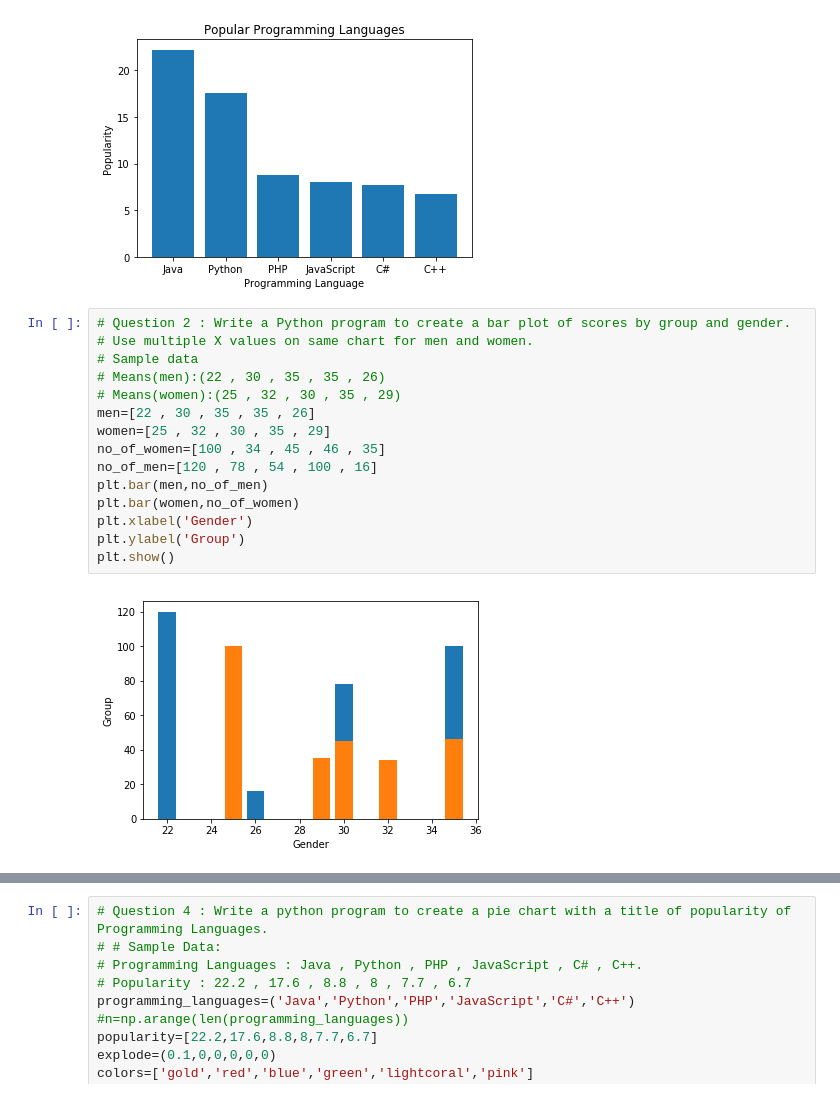
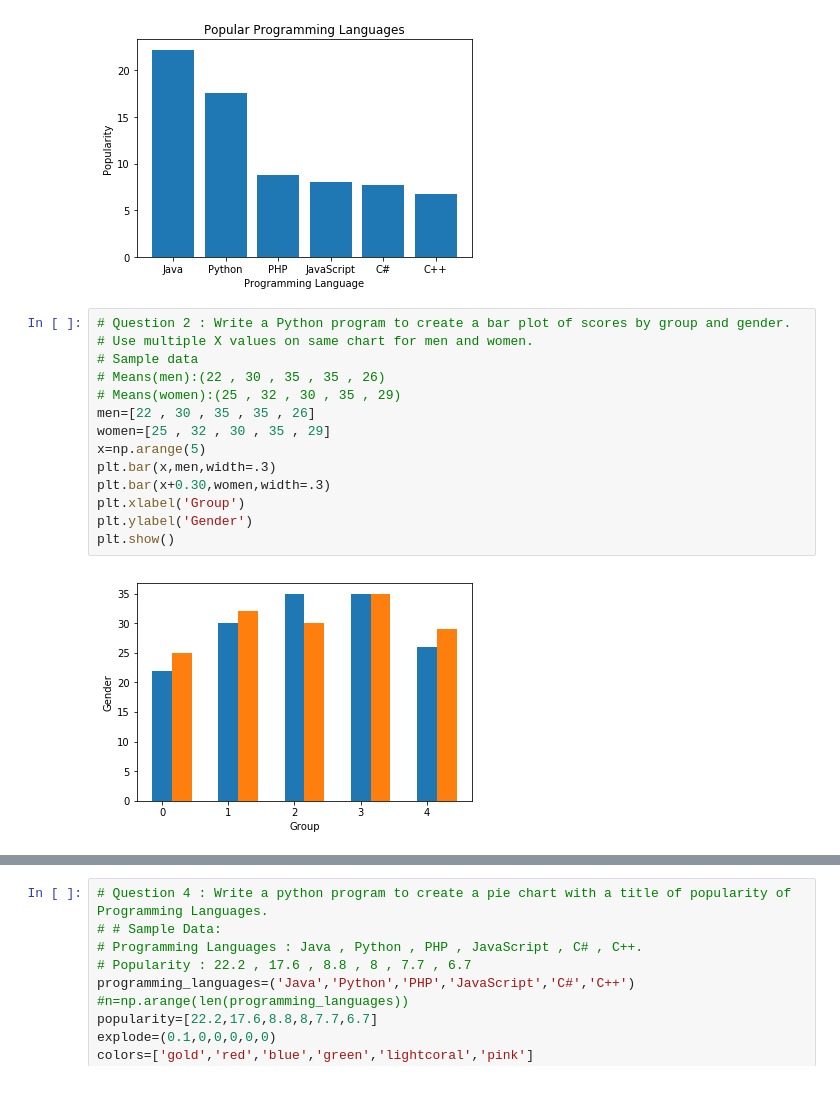
Before and after one commit to jigyasa149911/Python-Learning, a Jupyter notebook: matplotlib.pyplot questions/matplotlib.pyplot questions.ipynb, the cells around one changed output, grey strips where cells are left out. Drawn from its saved outputs; the diff is of its cells as text.

```diff
--- a/matplotlib.pyplot questions/matplotlib.pyplot questions.ipynb
+++ b/matplotlib.pyplot questions/matplotlib.pyplot questions.ipynb
@@ -20,20 +20,19 @@ plt.show()
 # %%
 # Question 2 : Write a Python program to create a bar plot of scores by group and gender.
 # Use multiple X values on same chart for men and women.
 # Sample data
 # Means(men):(22 , 30 , 35 , 35 , 26)
 # Means(women):(25 , 32 , 30 , 35 , 29)
 men=[22 , 30 , 35 , 35 , 26]
 women=[25 , 32 , 30 , 35 , 29]
-no_of_women=[100 , 34 , 45 , 46 , 35]
-no_of_men=[120 , 78 , 54 , 100 , 16]
-plt.bar(men,no_of_men)
-plt.bar(women,no_of_women)
-plt.xlabel('Gender')
-plt.ylabel('Group')
+x=np.arange(5)
+plt.bar(x,men,width=.3)
+plt.bar(x+0.30,women,width=.3)
+plt.xlabel('Group')
+plt.ylabel('Gender')
 plt.show()
 # %% [output]
-[figure, old version]
+[figure, new version]
 # %%
 # Question-3 : Write a Python program to add textures (black and white ) to bars and wedges.
 men=[22 , 30 , 35 , 35 , 26]
```
Also changed, not shown: parts of 1 cell of this notebook.
